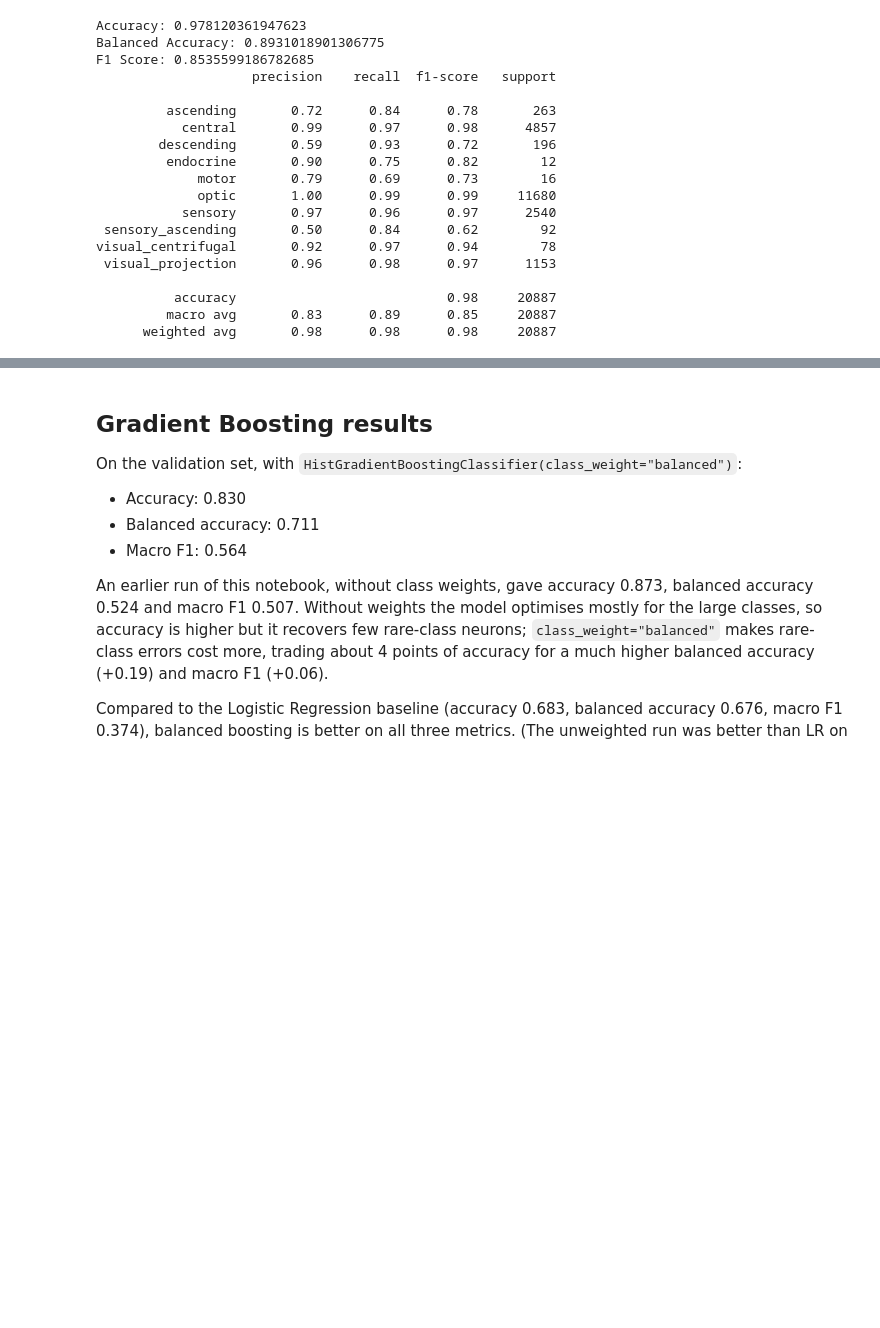
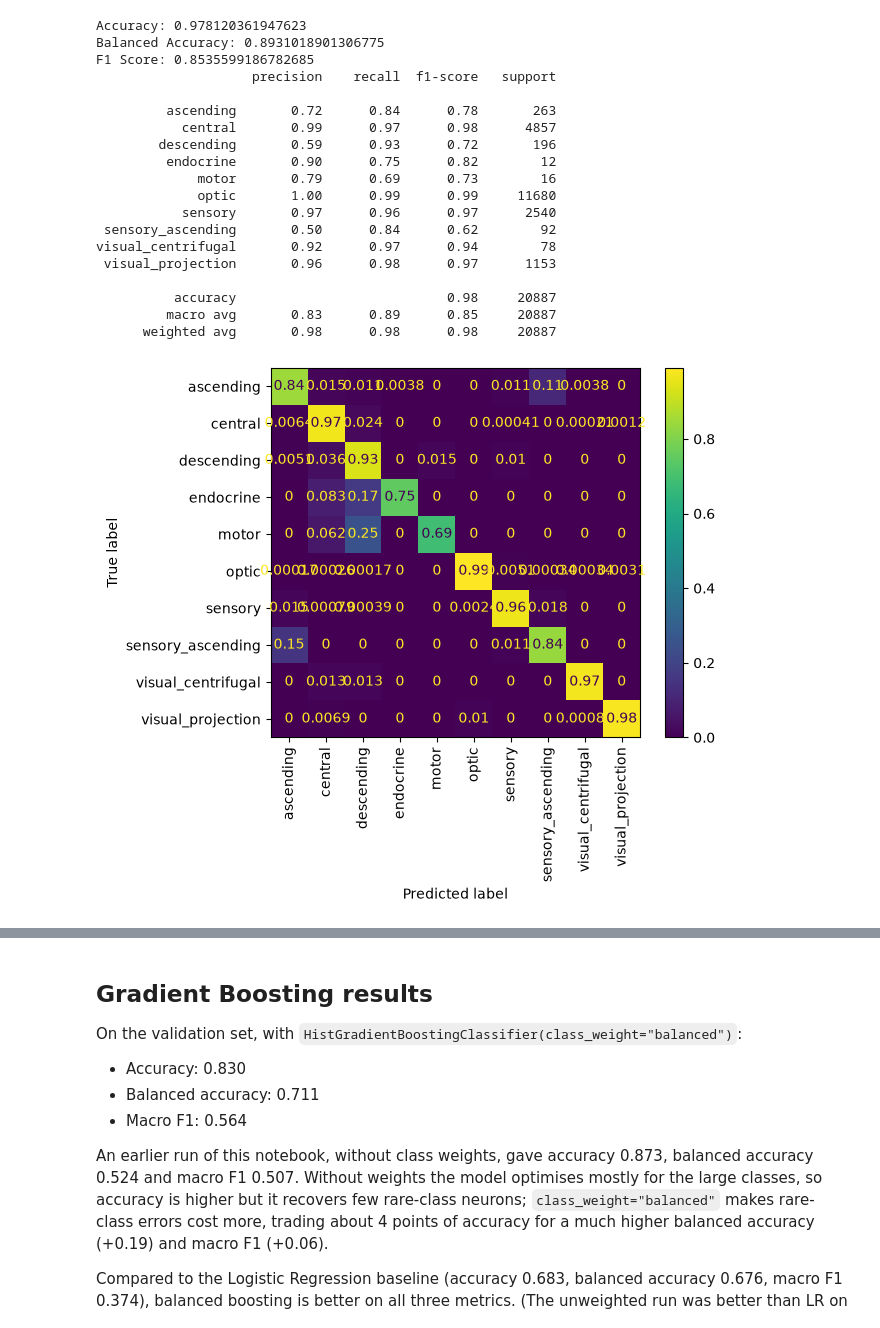
Before and after one commit to kostas52675/fly-connectome, a Jupyter notebook: notebooks/02_boosting.ipynb, the cells around one changed output, grey strips where cells are left out. Cells and saved outputs as stored; diff of their text form; code cells hidden in the pictures; blank space fills up the shorter version.

```diff
--- a/notebooks/02_boosting.ipynb
+++ b/notebooks/02_boosting.ipynb
@@ -85,3 +87,10 @@ visual_centrifugal       0.92      0.97      0.94        78
           accuracy                           0.98     20887
          macro avg       0.83      0.89      0.85     20887
       weighted avg       0.98      0.98      0.98     20887
+# %%
+ConfusionMatrixDisplay.from_predictions(y_val, y_val_pred_np, normalize="true", xticks_rotation=90)
+
+os.makedirs("../results", exist_ok=True)
+plt.gcf().savefig("../results/confusion_boosting_v1.png", dpi=150, bbox_inches="tight")
+# %% [output]
+[figure, added]
```
Also changed, not shown: parts of 2 cells of this notebook.
